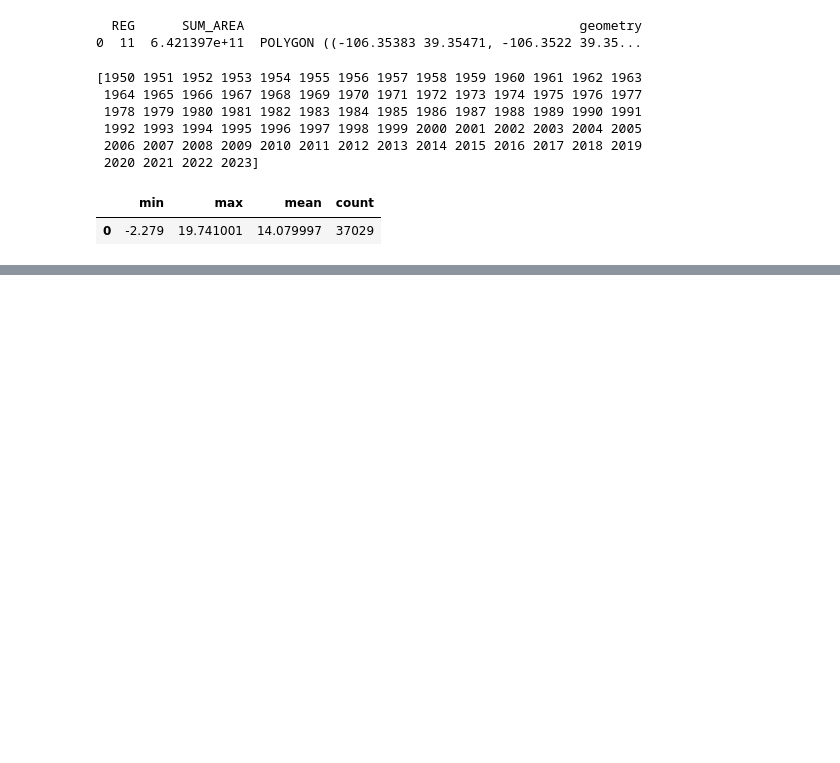
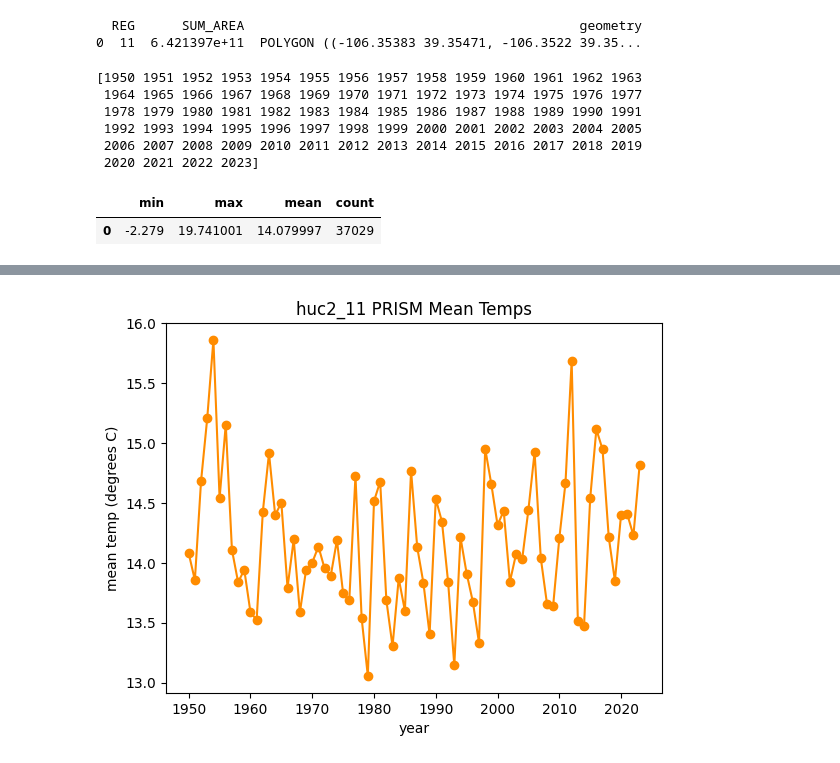
Before and after one commit to molloyjb/ExploreGIT, a Jupyter notebook: assignments/homework1/part2-starter-file.ipynb, the cells around one changed output, grey strips where cells are left out. Saved outputs shown, nothing was run; the diff lists cells and outputs as text; code cells hidden in the pictures; blank space fills up the shorter version.

```diff
--- a/assignments/homework1/part2-starter-file.ipynb
+++ b/assignments/homework1/part2-starter-file.ipynb
@@ -109,30 +109,20 @@ prism_stats_all = {}
 
 # Iterate through each year and compute the zonal statistics
 for prism_year in prism_years:
-    print(f"Processing data for year {prism_year}...")
+    #print(f"Processing data for year {prism_year}...")
 
     # Compute zonal stats for the given year
     annual_stats = compute_zonal_stats(prism_year, gdf, raster_directory)
 
-    for stat in annual_stats:
-        stat['year'] = prism_year
-
     # Print the zonal statistics for the year
     #print(f"Zonal statistics for {prism_year}: {annual_stats}")
 
-    #all_annual_stats = annual_stats.extend(annual_stats)
-
     # Store the results in the dictionary
-    prism_stats_all[prism_year] = annual_stats
+    prism_stats_all[prism_year] = annual_stats[0]
 
     # Convert the stats to a DataFrame and store them in the dictionary
-    prism_stats_df = pd.DataFrame(prism_stats_all)
-
-    # Store the results in the dictionary
-    #prism_stats_all[prism_year] = prism_stats_df
-
-    # Print the zonal statistics for the year
-    #print(f"Zonal statistics for {prism_year}: {annual_stats}")
+    prism_stats_df = pd.DataFrame(prism_stats_all).transpose()
+    prism_stats_df.insert(0, "year", prism_years[:len(prism_stats_df)])
 
 # If you'd like to inspect the results
 # For example, check the stats for the first year
@@ -160,0 +137,9 @@ Processing data for year 2023...
+# %%
+plt.plot(prism_stats_df['year'], prism_stats_df['mean'], linestyle='-', marker='o', color='darkorange')
+
+plt.xlabel("year")
+plt.ylabel("mean temp (degrees C)")
+plt.title('huc2_11 PRISM Mean Temps')
+plt.show()
+# %% [output]
+[figure, added]
```
Also changed, not shown: parts of 3 cells of this notebook.
